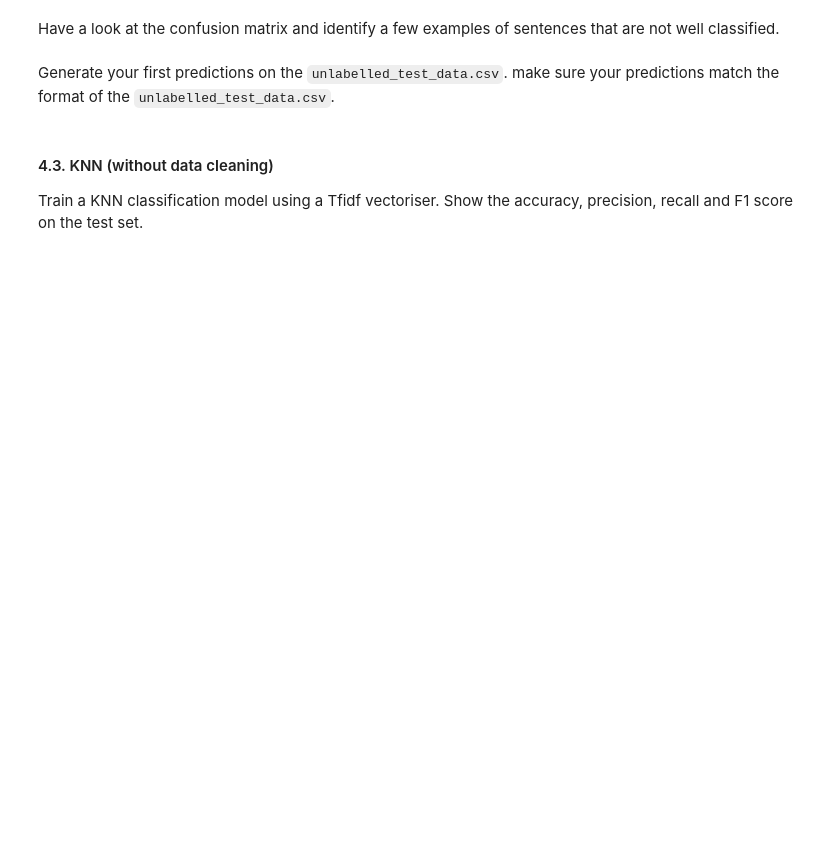
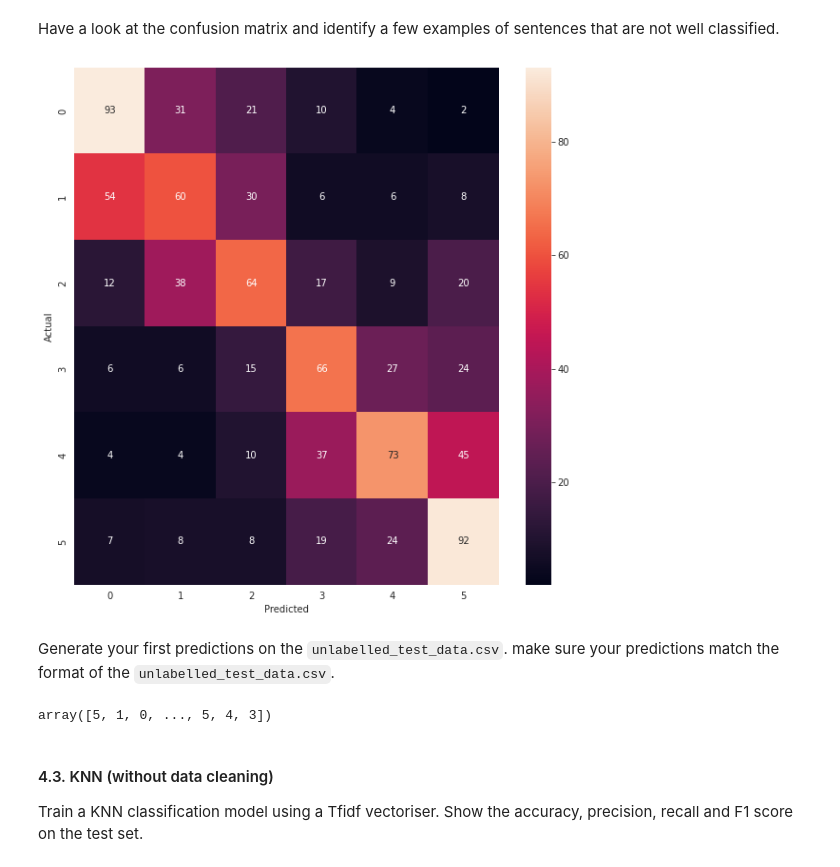
Before and after one commit to Srivathshan-Paramalingam-0505/DMML2022_UNIL_Zoom, a Jupyter notebook: Copy_Project_guidelines_2022.ipynb, the cells around one changed output. Cells and saved outputs as stored; diff of their text form; code cells hidden in the pictures; blank space fills up the shorter version.

```diff
--- a/Copy_Project_guidelines_2022.ipynb
+++ b/Copy_Project_guidelines_2022.ipynb
@@ -312,7 +265,7 @@ X_train, X_test, y_train, y_test = train_test_split(X, y, test_size = 0.2, rando
 LR = LogisticRegression()
 # %%
 # Using default tokenizer in TfidfVectorizer
-tfidf = TfidfVectorizer(ngram_range=(1,1), tokenizer = spacy_tokenizer)
+tfidf = TfidfVectorizer(ngram_range=(1,1))
 # Create a pipeline
 pipe = Pipeline([('vectorizer', tfidf),
                  ('classifier', LR)])
@@ -377,2 +344,12 @@ Have a look at the confusion matrix and identify a few examples of sentences tha
+# %%
+# your code here
+conf_mat = confusion_matrix(y_test, y_pred_lr)
+fig, ax = plt.subplots(figsize=(10,10))
+sns.heatmap(conf_mat, annot=True, fmt='d')
+plt.ylabel('Actual')
+plt.xlabel('Predicted')
+plt.show()
+# %% [output]
+[figure, added]
 # %% [markdown]
 Generate your first predictions on the `unlabelled_test_data.csv`. make sure your predictions match the format of the `unlabelled_test_data.csv`.
@@ -379,3 +358,8 @@ Generate your first predictions on the `unlabelled_test_data.csv`. make sure you
+# %%
+#Determine the different metrics for the unlabelled data
+unlabelled_lr
+# %% [output]
+array([5, 1, 0, ..., 5, 4, 3])
 # %% [markdown]
 #### 4.3. KNN (without data cleaning)
 
```
Also changed, not shown: parts of 44 cells of this notebook.
